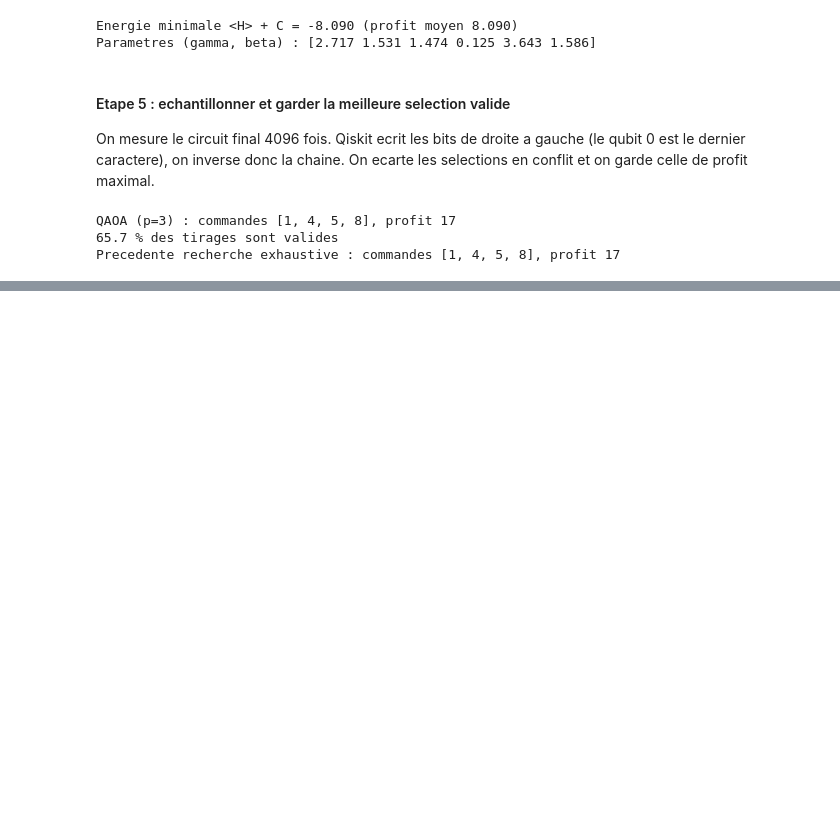
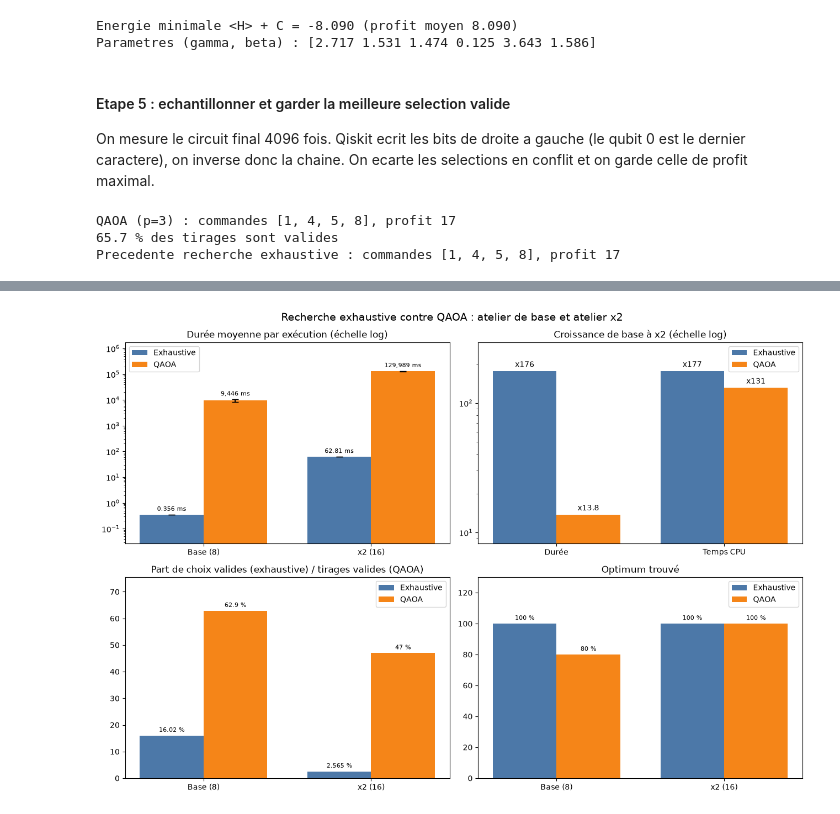
Before and after one commit to Julian52575/Quantum-Computing, a Jupyter notebook: WorkshopOrders.ipynb, the cells around one changed output, grey strips where cells are left out. Cells and saved outputs as stored; diff of their text form; code cells hidden in the pictures; blank space fills up the shorter version.

```diff
--- a/WorkshopOrders.ipynb
+++ b/WorkshopOrders.ipynb
@@ -804,0 +1102,62 @@ Precedente recherche exhaustive : commandes [1, 4, 5, 8], profit 17
+# %%
+# Graphes : recherche exhaustive contre QAOA, atelier de base et atelier x2.
+# Valeurs relevées dans les résultats ci-dessus (même machine).
+COMPARAISON: dict[str, dict[str, dict[str, float]]] = {
+    "Exhaustive": {
+        "Base (8)":  {"duree_ms": 0.356, "ecart_ms": 0.0, "cpu_ms": 0.345, "valide_pct": 100 * 41 / 256, "optimum_pct": 100},
+        "x2 (16)":   {"duree_ms": 62.806, "ecart_ms": 0.0, "cpu_ms": 60.913, "valide_pct": 100 * 1681 / 65536, "optimum_pct": 100},
+    },
+    "QAOA": {
+        "Base (8)":  {"duree_ms": 9446.441, "ecart_ms": 1106.248, "cpu_ms": 7284.153 + 350.545, "valide_pct": 62.9, "optimum_pct": 80},
+        "x2 (16)":   {"duree_ms": 129988.950, "ecart_ms": 3343.374, "cpu_ms": 1000138.616 + 689.521, "valide_pct": 47.0, "optimum_pct": 100},
+    },
+}
+COULEURS_ALGO: dict[str, str] = {"Exhaustive": "#4C78A8", "QAOA": "#F58518"}
+
+# Barres groupées : un groupe par atelier, une barre par algorithme.
+def barres_groupees(ax, cle: str, titre: str, unite: str, log: bool = False, erreur: str | None = None) -> None:
+    ateliers: list[str] = list(next(iter(COMPARAISON.values())))
+    largeur: float = 0.38
+    for k, (algo, donnees) in enumerate(COMPARAISON.items()):
+        x = [i + (k - 0.5) * largeur for i in range(len(ateliers))]
+        valeurs: list[float] = [donnees[a][cle] for a in ateliers]
+        yerr = [donnees[a][erreur] for a in ateliers] if erreur else None
+        barres = ax.bar(x, valeurs, largeur, label=algo, color=COULEURS_ALGO[algo], yerr=yerr, capsize=4)
+        ax.bar_label(barres, labels=[(f"{v:,.0f}" if v >= 1000 else f"{v:.4g}") + f" {unite}".rstrip() for v in valeurs], padding=3, fontsize=8)
+    ax.set_xticks(range(len(ateliers)), ateliers)
+    ax.set_title(titre)
+    ax.legend()
+    if log:
+        ax.set_yscale("log")
+    ax.margins(y=0.2)
+
+# Facteur de croissance base -> x2 : QAOA grossit bien moins vite que la force brute (2^N).
+def graphe_croissance_algos(ax) -> None:
+    metriques: dict[str, str] = {"duree_ms": "Durée", "cpu_ms": "Temps CPU"}
+    x = range(len(metriques))
+    largeur: float = 0.38
+    for k, (algo, donnees) in enumerate(COMPARAISON.items()):
+        base, agrandi = list(donnees.values())
+        facteurs: list[float] = [agrandi[m] / base[m] for m in metriques]
+        barres = ax.bar([i + (k - 0.5) * largeur for i in x], facteurs, largeur, label=algo, color=COULEURS_ALGO[algo])
+        ax.bar_label(barres, labels=[f"x{f:.3g}" for f in facteurs], padding=3)
+    ax.set_xticks(list(x), list(metriques.values()))
+    ax.set_yscale("log")
+    ax.set_title("Croissance de base à x2 (échelle log)")
+    ax.legend()
+    ax.margins(y=0.2)
+
+def graphe_comparaison_qaoa() -> None:
+    fig, axes = plt.subplots(2, 2, figsize=(13, 9))
+    barres_groupees(axes[0, 0], "duree_ms", "Durée moyenne par exécution (échelle log)", "ms", log=True, erreur="ecart_ms")
+    graphe_croissance_algos(axes[0, 1])
+    barres_groupees(axes[1, 0], "valide_pct", "Part de choix valides (exhaustive) / tirages valides (QAOA)", "%")
+    barres_groupees(axes[1, 1], "optimum_pct", "Optimum trouvé", "%")
+    axes[1, 1].set_ylim(0, 130)
+    fig.suptitle("Recherche exhaustive contre QAOA : atelier de base et atelier x2", fontsize=14)
+    fig.tight_layout()
+    plt.show()
+
+graphe_comparaison_qaoa()
+# %% [output]
+[figure, added]
```
Also changed, not shown: parts of 14 cells of this notebook.
